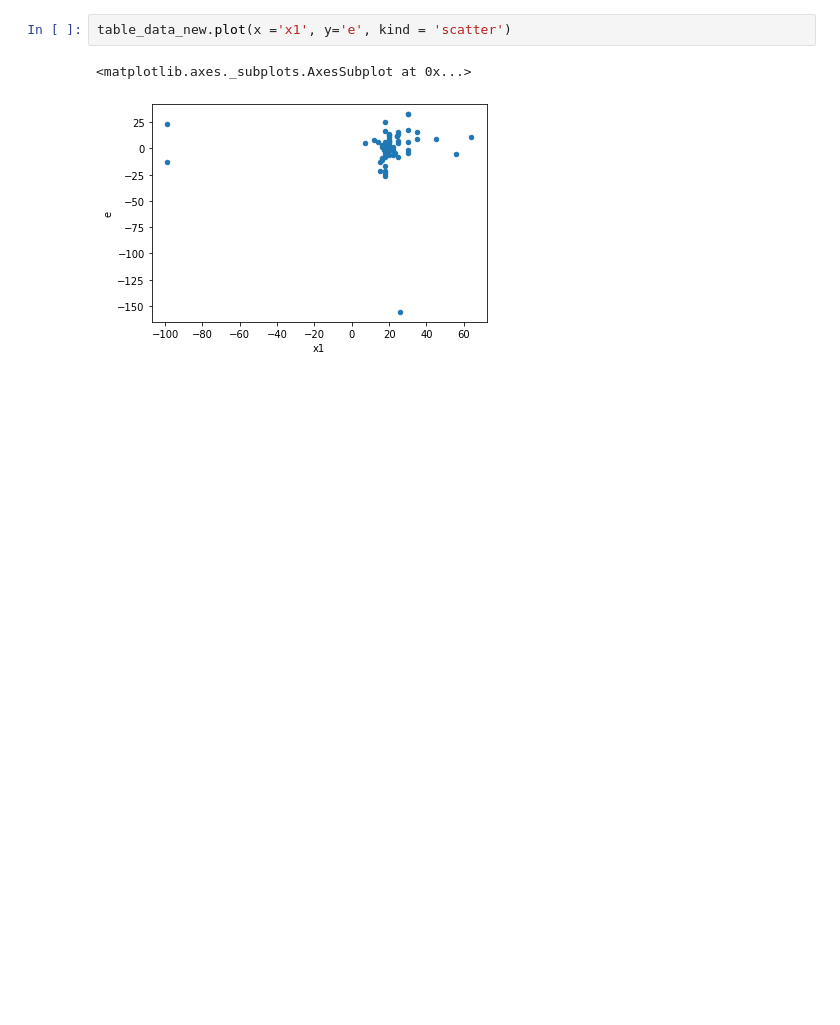
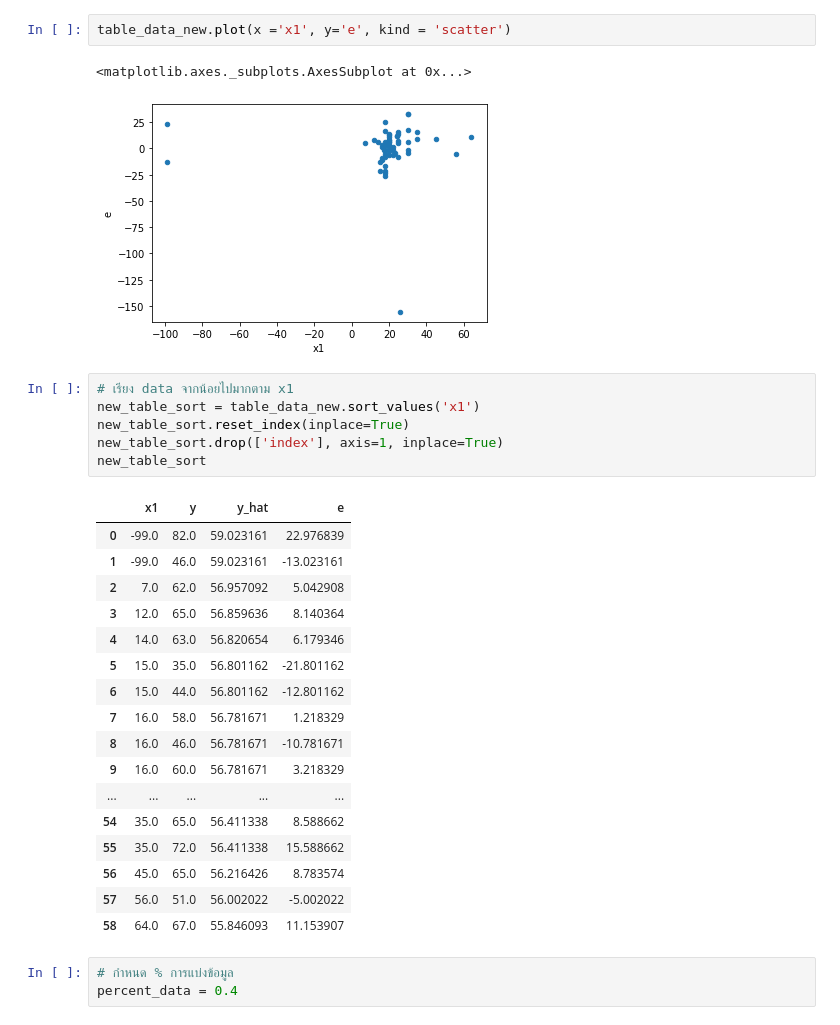
Before and after one commit to iam-fern/real_data, a Jupyter notebook: China_Health_and_Nutrition_Survey_(CHNS).ipynb, the cells around one changed output. Cells and saved outputs as stored; diff of their text form; blank space fills up the shorter version.

```diff
--- a/China_Health_and_Nutrition_Survey_(CHNS).ipynb
+++ b/China_Health_and_Nutrition_Survey_(CHNS).ipynb
@@ -135,3 +135,30 @@ table_data_new.plot(x ='x1', y='e', kind = 'scatter')
 # %% [output]
 <matplotlib.axes._subplots.AxesSubplot at 0x...>
 [figure]
+# %%
+# เรียง data จากน้อยไปมากตาม x1
+new_table_sort = table_data_new.sort_values('x1')
+new_table_sort.reset_index(inplace=True)
+new_table_sort.drop(['index'], axis=1, inplace=True)
+new_table_sort
+# %% [output]
+|  | x1 | y | y_hat | e |
+| 0 | -99.0 | 82.0 | 59.023161 | 22.976839 |
+| 1 | -99.0 | 46.0 | 59.023161 | -13.023161 |
+| 2 | 7.0 | 62.0 | 56.957092 | 5.042908 |
+| 3 | 12.0 | 65.0 | 56.859636 | 8.140364 |
+| 4 | 14.0 | 63.0 | 56.820654 | 6.179346 |
+| 5 | 15.0 | 35.0 | 56.801162 | -21.801162 |
+| 6 | 15.0 | 44.0 | 56.801162 | -12.801162 |
+| 7 | 16.0 | 58.0 | 56.781671 | 1.218329 |
+| 8 | 16.0 | 46.0 | 56.781671 | -10.781671 |
+| 9 | 16.0 | 60.0 | 56.781671 | 3.218329 |
+| ... | ... | ... | ... | ... |
+| 54 | 35.0 | 65.0 | 56.411338 | 8.588662 |
+| 55 | 35.0 | 72.0 | 56.411338 | 15.588662 |
+| 56 | 45.0 | 65.0 | 56.216426 | 8.783574 |
+| 57 | 56.0 | 51.0 | 56.002022 | -5.002022 |
+| 58 | 64.0 | 67.0 | 55.846093 | 11.153907 |
+# %%
+# กำหนด % การแบ่งข้อมูล
+percent_data = 0.4
```
Also changed, not shown: parts of 9 cells of this notebook.
